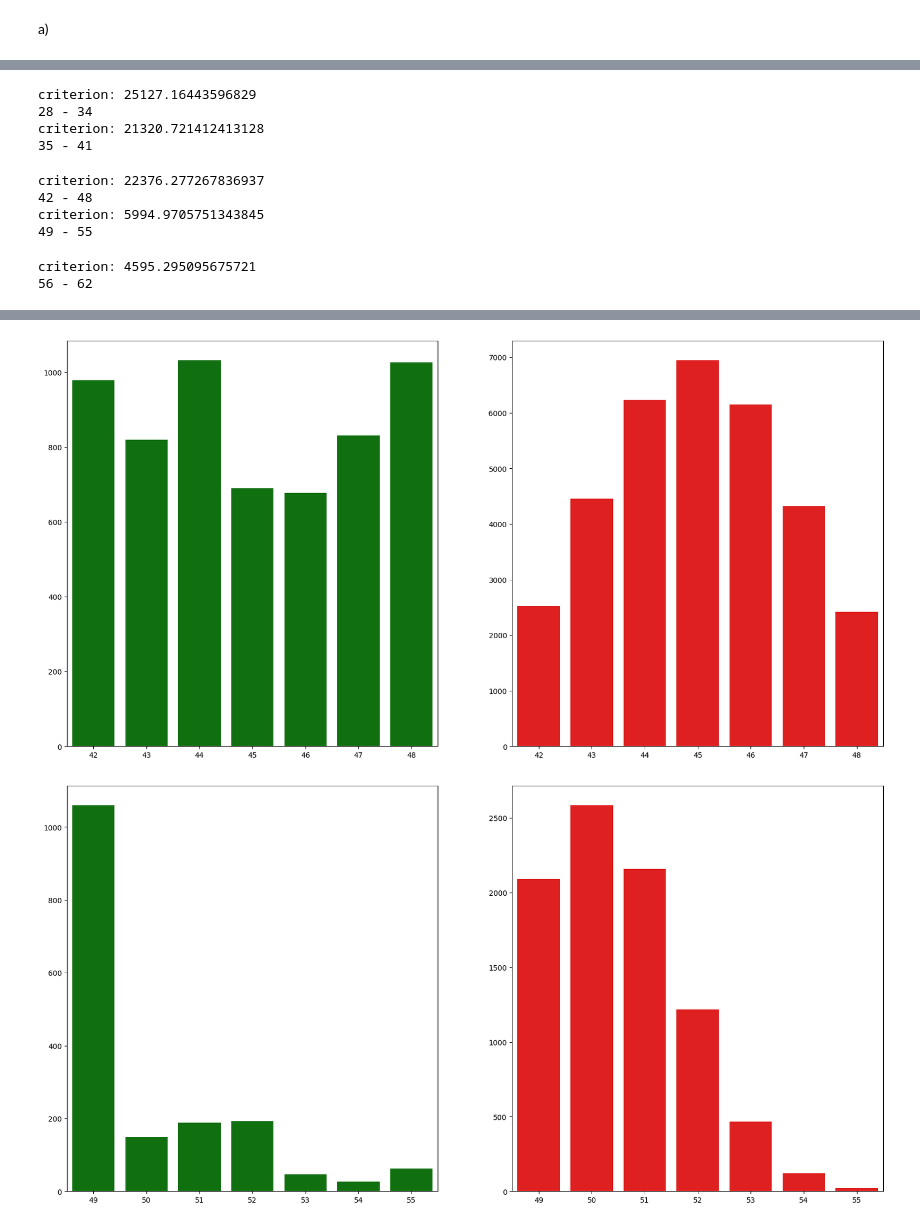
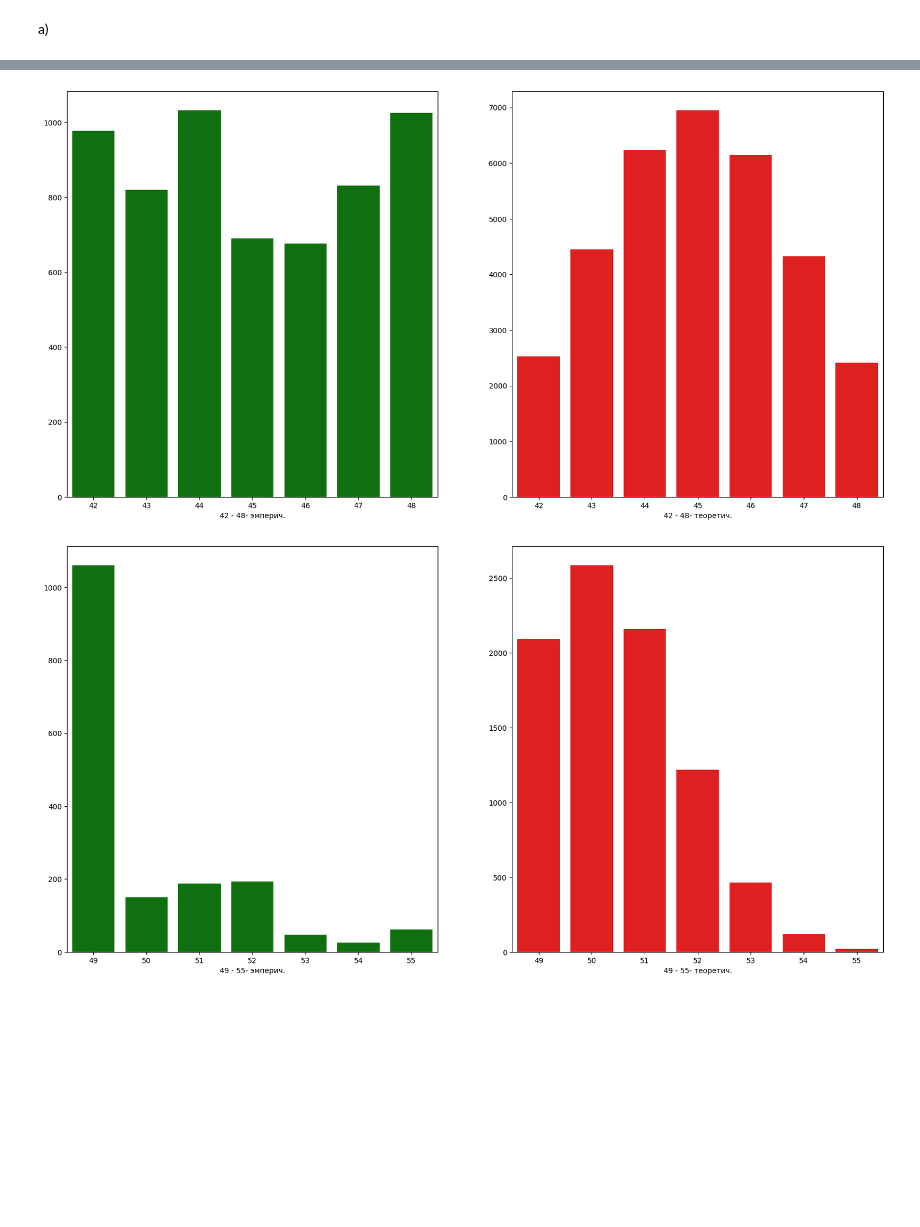
Before and after one commit to CepbluKot/stats, a Jupyter notebook: correct/lr3.ipynb, the cells around one changed output, grey strips where cells are left out. Drawn from its saved outputs; the diff is of its cells as text; code cells hidden in the pictures; blank space fills up the shorter version.

```diff
--- a/correct/lr3.ipynb
+++ b/correct/lr3.ipynb
@@ -279,14 +283,16 @@ for sample in all_samples:
     for val in theoretical_freqs:
         criterion += (sample_freqs[val] - theoretical_freqs[val]) ** 2 / theoretical_freqs[val]
 
-    print('criterion:', criterion)
+    print('criterion ', str(min(sample))+' - '+str(max(sample)) , ' : ', criterion)
 
 
-    sns.barplot(x=list(sample_freqs.keys()), y=list(sample_freqs.values()), color='g', ax=ax[0])
-    sns.barplot(x=list(theoretical_freqs.keys()), y=list(theoretical_freqs.values()), color='r', ax=ax[1])
+    figure1 = sns.barplot(x=list(sample_freqs.keys()), y=list(sample_freqs.values()), color='g', ax=ax[0])
+    figure2 = sns.barplot(x=list(theoretical_freqs.keys()), y=list(theoretical_freqs.values()), color='r', ax=ax[1])
 
 
-    ax.set(xlabel=str(min(sample))+' - '+str(max(sample)))
+    figure1.set(xlabel=str(min(sample))+' - '+str(max(sample)) + '- эмперич.')
+    figure2.set(xlabel=str(min(sample))+' - '+str(max(sample)) + '- теоретич.')
+
     fig.show()
 
     sample_id+=1
@@ -300,10 +308,0 @@ criterion: 25625.05177972268
-criterion: 25127.16443596829
-28 - 34
-criterion: 21320.721412413128
-35 - 41
-criterion: 22376.277267836937
-42 - 48
-criterion: 5994.9705751343845
-49 - 55
-criterion: 4595.295095675721
-56 - 62
@@ -314,2 +313,2 @@ criterion: 4595.295095675721
-[figure, old version]
+[figure, new version]
-[figure, old version]
+[figure, new version]
```
Also changed, not shown: parts of 2 cells of this notebook, 1 other file.
